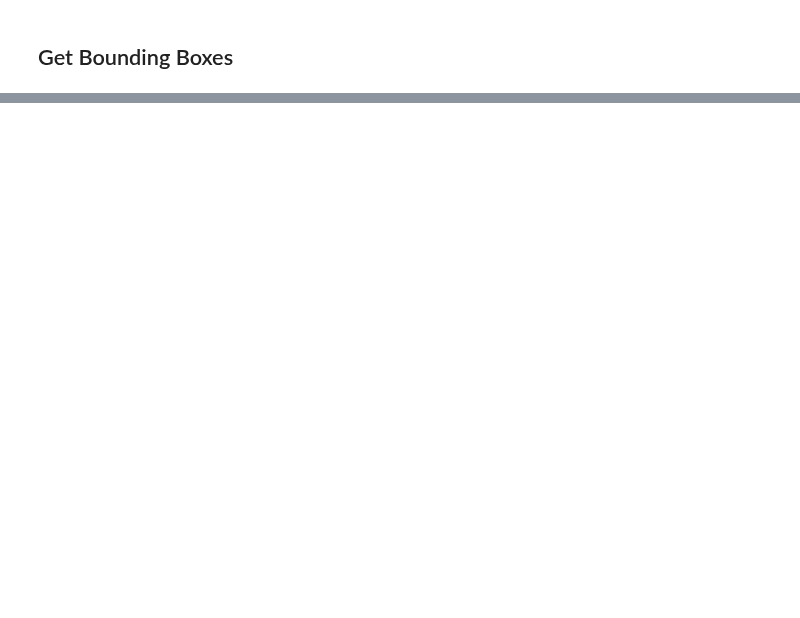
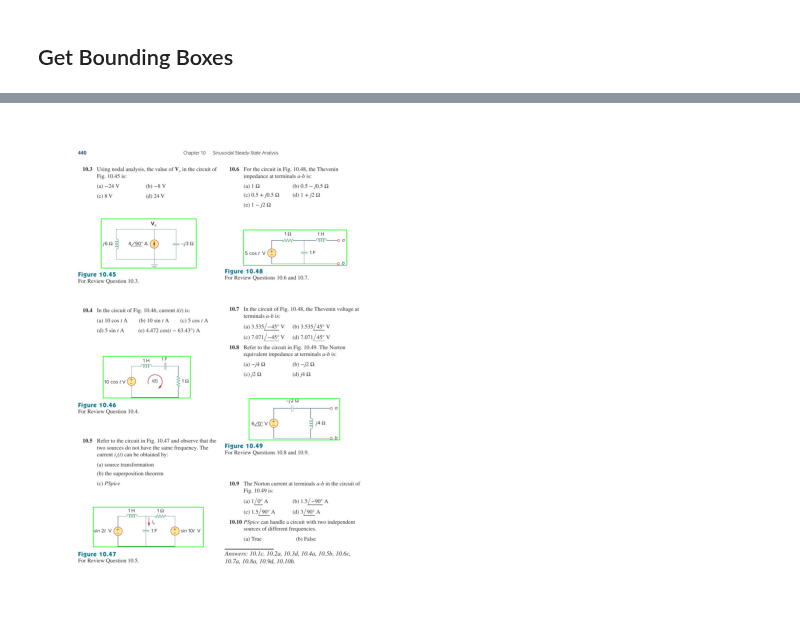
Before and after one commit to pj0620/google-colab-notebooks, a Jupyter notebook: photocircuit_poc.ipynb, the cells around one changed output, grey strips where cells are left out. Drawn from its saved outputs; the diff is of its cells as text; code cells hidden in the pictures; blank space fills up the shorter version.

```diff
--- a/photocircuit_poc.ipynb
+++ b/photocircuit_poc.ipynb
@@ -107,0 +286,17 @@ draw_image(images_with_boxes[1])
+# %%
+def expand_bounding_boxes(bounding_boxes, contours, step_size, max_steps):
+  return [
+      expand_bounding_box(bounding_box, contours, step_size, max_steps)
+      for bounding_box in bounding_boxes
+  ]
+
+max_steps = 10
+step_size = 15
+bounding_boxes_expanded = [
+    expand_bounding_boxes(bounding_boxes_i, contours_i, step_size, max_steps)
+    for bounding_boxes_i, contours_i in zip(bounding_boxes_no_ol, contours)
+]
+images_with_boxes = [draw_bounding_boxes(images[i], bounding_boxes_expanded[i]) for i in range(len(images[:2]))]
+draw_image(images_with_boxes[1])
+# %% [output]
+[figure, added]
```
Also changed, not shown: parts of 10 cells of this notebook.
